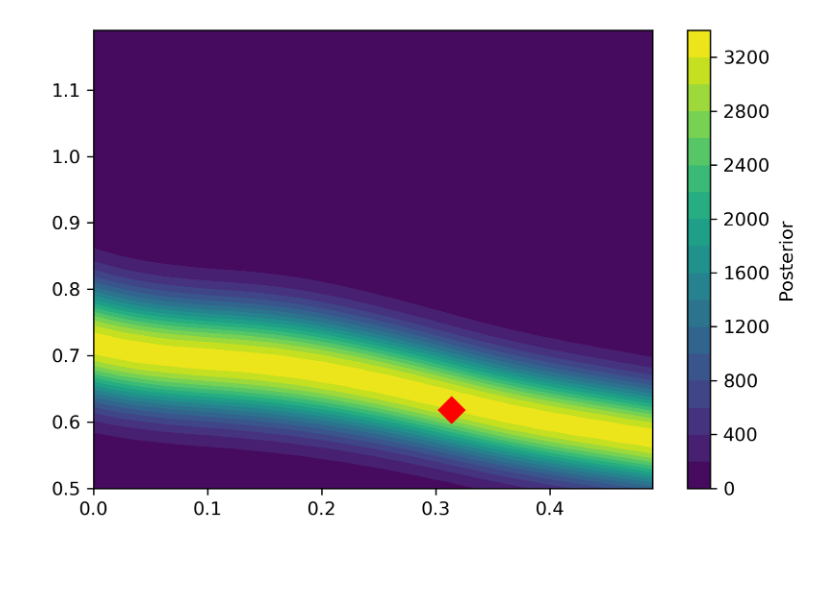
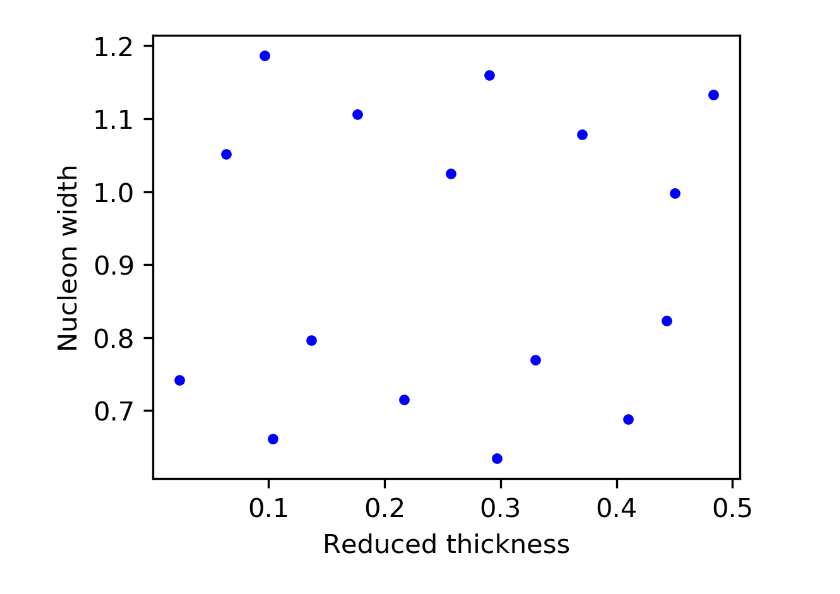
Before and after one commit to BMDragon/JupyterThings, a Jupyter notebook: TrentoGPy.ipynb, the cells around one changed output. Cells and saved outputs as stored; diff of their text form; code cells hidden in the pictures; blank space fills up the shorter version.

```diff
--- a/TrentoGPy.ipynb
+++ b/TrentoGPy.ipynb
@@ -246,12 +0,0 @@ ax.view_init(20, 10)
-# %%
-plt.figure(dpi=300)
-cs2 = plt.contourf(pw[:,0].reshape(50,70), pw[:,1].reshape(50,70), posterior2().reshape(50,70), 20)
-
-cbar2 = plt.colorbar(cs2, label="Posterior")
-
-plt.plot(truth1, truth2, "D", color='red', ms=10)
-
-plt.tight_layout()
-plt.show()
-# %% [output]
-[figure, removed]
@@ -257,0 +31,28 @@ plt.show()
+# %%
+pairList = np.array([(8, 8192), (16, 4096), (32, 2048), (64, 1024), (128, 512), (256, 256),
+                     (512, 128), (1024, 64), (2048, 32)])
+paramLabels = np.array(["Reduced thickness", "Nucleon width"])
+paramMins = np.array([0, 0.5])  # [param1_min, param2_min, ..., paramN_min]
+paramMaxs = np.array([0.5, 1.2])  # [param1_max, param2_max, ..., paramN_max]
+obsLabels = np.array([r"$\epsilon$2", r"$\epsilon$3"])
+paramTruths = np.array([0.314, 0.618])
+dataUncert = 65536
+aa=1
+# %%
+unit_random_sequence = get_quasirandom_sequence(len(paramLabels), pairList[aa,0])
+design_points = np.zeros(np.shape(unit_random_sequence))
+observables = np.zeros((len(design_points), len(obsLabels[0])))
+
+# For each design point, get an observable and store both the design point's
+# coordinates in the parameter space and the observables' values
+for ii in range(len(design_points)):
+    for jj in range(len(paramLabels)):
+        design_points[ii][jj] = paramMins[jj] + unit_random_sequence[ii][jj] * (paramMaxs[jj] - paramMins[jj])
+# %%
+plt.figure(figsize=(4, 3.1), dpi=300)
+plt.plot(design_points[:, 0], design_points[:, 1], 'b.')
+plt.xlabel('Reduced thickness')
+plt.ylabel('Nucleon width')
+plt.savefig("./latticeplot.png")
+# %% [output]
+[figure, added]
```
Also changed, not shown: parts of 19 cells of this notebook, 7 other files.
